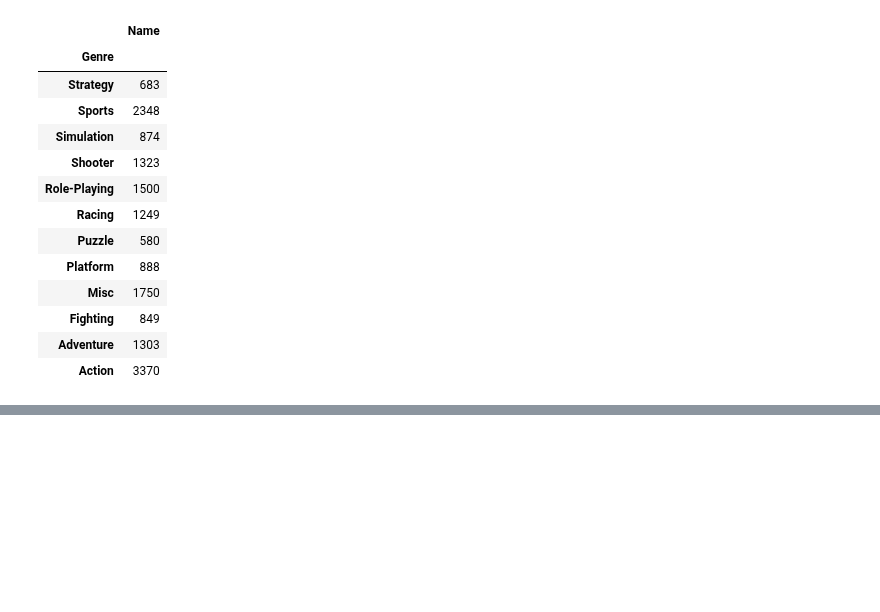
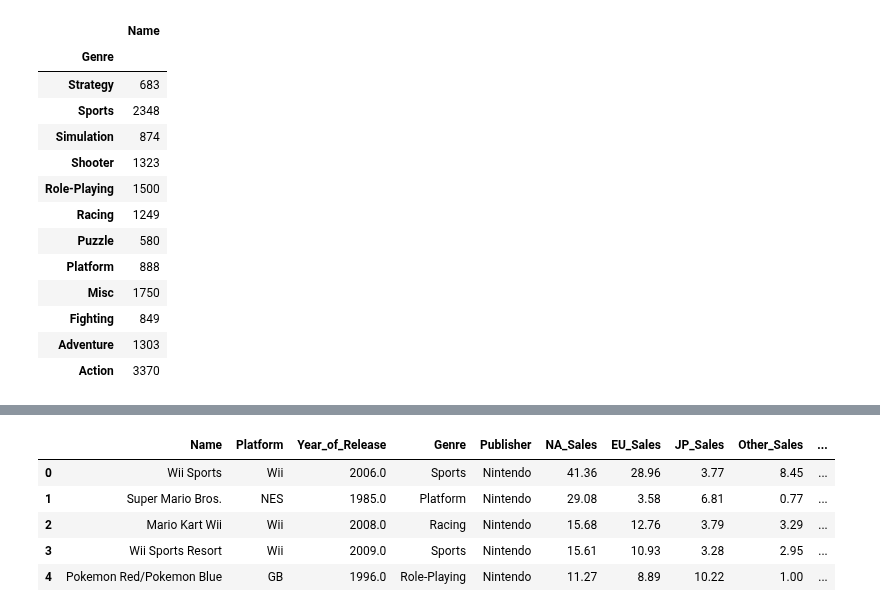
Before and after one commit to joshgreenert/Python-Projects, a Jupyter notebook: Data Mining/Week1/Video_Games_Sales.ipynb, the cells around one changed output, grey strips where cells are left out. Cells and saved outputs as stored; diff of their text form; code cells hidden in the pictures; blank space fills up the shorter version.

```diff
--- a/Data Mining/Week1/Video_Games_Sales.ipynb
+++ b/Data Mining/Week1/Video_Games_Sales.ipynb
@@ -68,0 +85,17 @@ SyntaxError: invalid syntax (2326663547.py, line 2)
+# %%
+# Create a new column in the data frame that calculates the percentage of global sales from North America.
+# Display the first five rows of the new data frame.
+NA_Percent_Column = []
+for i in range(len(df_games)):
+    NA_Percent = round((df_games['NA_Sales'][i] / df_games['Global_Sales'][i]) * 100, 2)
+    NA_Percent_Column.append(NA_Percent)
+
+df_games['NA_Percent'] = NA_Percent_Column
+df_games.head(5)
+# %% [output]
+|  | Name | Platform | Year_of_Release | Genre | Publisher | NA_Sales | EU_Sales | JP_Sales | Other_Sales | ... |
+| 0 | Wii Sports | Wii | 2006.0 | Sports | Nintendo | 41.36 | 28.96 | 3.77 | 8.45 | ... |
+| 1 | Super Mario Bros. | NES | 1985.0 | Platform | Nintendo | 29.08 | 3.58 | 6.81 | 0.77 | ... |
+| 2 | Mario Kart Wii | Wii | 2008.0 | Racing | Nintendo | 15.68 | 12.76 | 3.79 | 3.29 | ... |
+| 3 | Wii Sports Resort | Wii | 2009.0 | Sports | Nintendo | 15.61 | 10.93 | 3.28 | 2.95 | ... |
+| 4 | Pokemon Red/Pokemon Blue | GB | 1996.0 | Role-Playing | Nintendo | 11.27 | 8.89 | 10.22 | 1.00 | ... |
```
Also changed, not shown: parts of 4 cells of this notebook.
